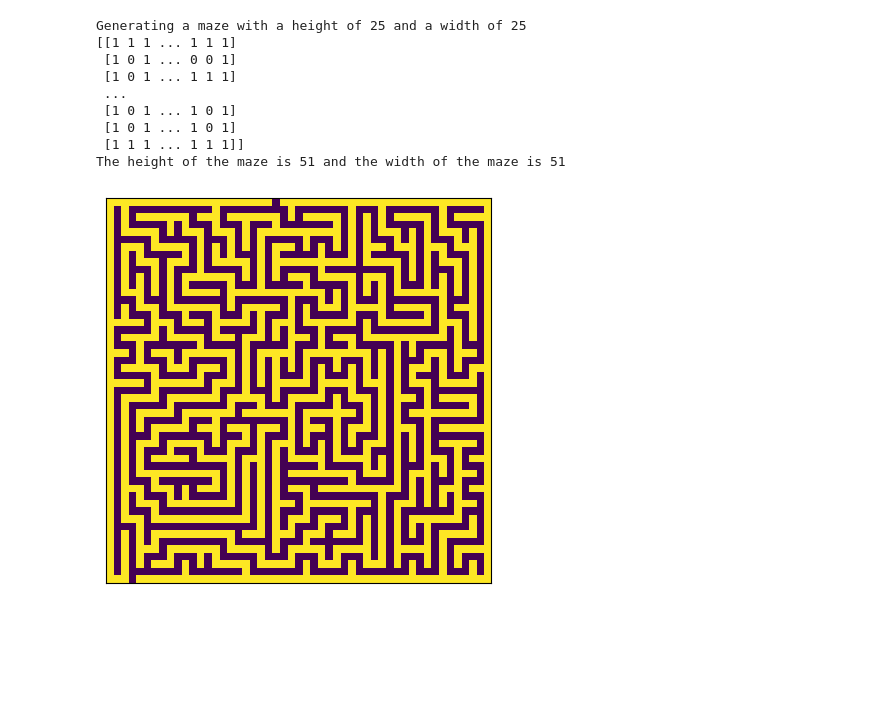
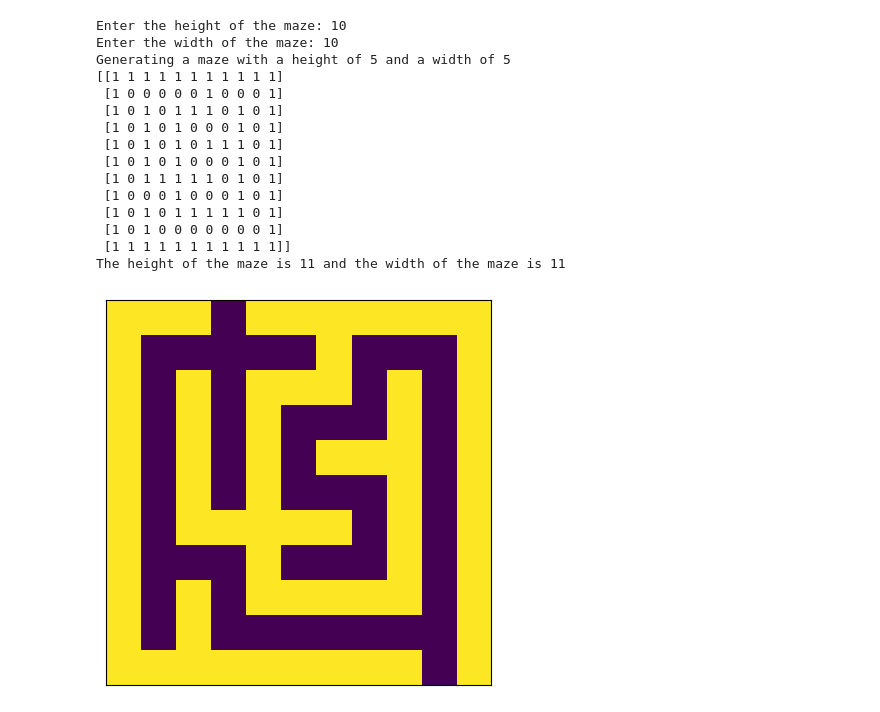
Before and after one commit to jordanhilado/cecs451-final-group5, a Jupyter notebook: general.ipynb, the cells around one changed output. Saved outputs shown, nothing was run; the diff lists cells and outputs as text; code cells hidden in the pictures; blank space fills up the shorter version.

```diff
--- a/general.ipynb
+++ b/general.ipynb
@@ -43,13 +63,21 @@ import sys
 import os
 import imageio.v2 as imageio
 
+global bfsTime
+global dfsTime
+bfsTime = []
+dfsTime = []
 
+inputHeight = 0
+inputWidth = 0
 
 # get the height and width of the maze from the user
 while True:
     try:
-        height = (int(input("Enter the height of the maze: ")) + 1) // 2
-        width = (int(input("Enter the width of the maze: "))  + 1) // 2
+        inputHeight = int(input("Enter the height of the maze: "))
+        inputWidth = int(input("Enter the width of the maze: "))
+        height = (inputHeight + 1) // 2
+        width = (inputWidth + 1) // 2
         break
     except ValueError:
         print("Please enter a valid integer.")
@@ -61,43 +89,49 @@ newMaze = Maze()
 maze_generator = BacktrackingGenerator(width, height)
 newMaze = maze_generator.generate()
 
 # print the maze
 print(newMaze)
 
 newHeight = newMaze.shape[0]
 newWidth = newMaze.shape[1]
 print("The height of the maze is", newHeight, "and the width of the maze is", newWidth)
 
 # ensure that the maze is solvable by creating an entrance and exit in a random location on the top and bottom of the maze which must be connected to a 0 in the maze
 # create a list of all the 0s in the first and last row of the maze
 topRow = []
 bottomRow = []
 for i in range(newWidth):
     if newMaze[1][i] == 0:
         topRow.append(i)
     if newMaze[newHeight - 2][i] == 0:
         bottomRow.append(i)
 
 # randomly select a 0 from the top and bottom row
 top = random.choice(topRow)
 bottom = random.choice(bottomRow)
 
 # create an entrance and exit in the maze
 newMaze[0][top] = 0
 newMaze[newHeight - 1][bottom] = 0
 
 displayMaze(newMaze, True)
 # %% [output]
-Generating a maze with a height of 25 and a width of 25
-[[1 1 1 ... 1 1 1]
- [1 0 1 ... 0 0 1]
- [1 0 1 ... 1 1 1]
- ...
- [1 0 1 ... 1 0 1]
- [1 0 1 ... 1 0 1]
- [1 1 1 ... 1 1 1]]
-The height of the maze is 51 and the width of the maze is 51
+Enter the height of the maze: 10
+Enter the width of the maze: 10
+Generating a maze with a height of 5 and a width of 5
+[[1 1 1 1 1 1 1 1 1 1 1]
+ [1 0 0 0 0 0 1 0 0 0 1]
+ [1 0 1 0 1 1 1 0 1 0 1]
+ [1 0 1 0 1 0 0 0 1 0 1]
+ [1 0 1 0 1 0 1 1 1 0 1]
+ [1 0 1 0 1 0 0 0 1 0 1]
+ [1 0 1 1 1 1 1 0 1 0 1]
+ [1 0 0 0 1 0 0 0 1 0 1]
+ [1 0 1 0 1 1 1 1 1 0 1]
+ [1 0 1 0 0 0 0 0 0 0 1]
+ [1 1 1 1 1 1 1 1 1 1 1]]
+The height of the maze is 11 and the width of the maze is 11
-[figure, old version]
+[figure, new version]
 # %%
 def findNeighbors(node, maze):
     # measure the height and width of the maze
```
Also changed, not shown: parts of 5 cells of this notebook, 1 other file.
